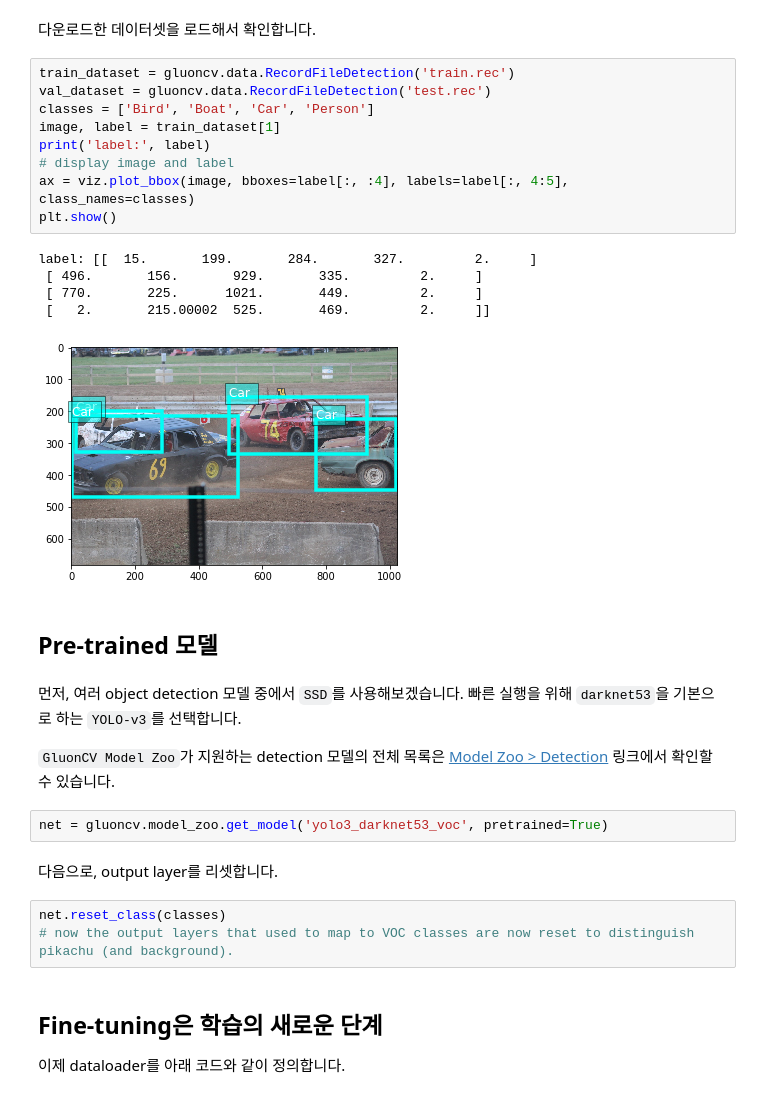
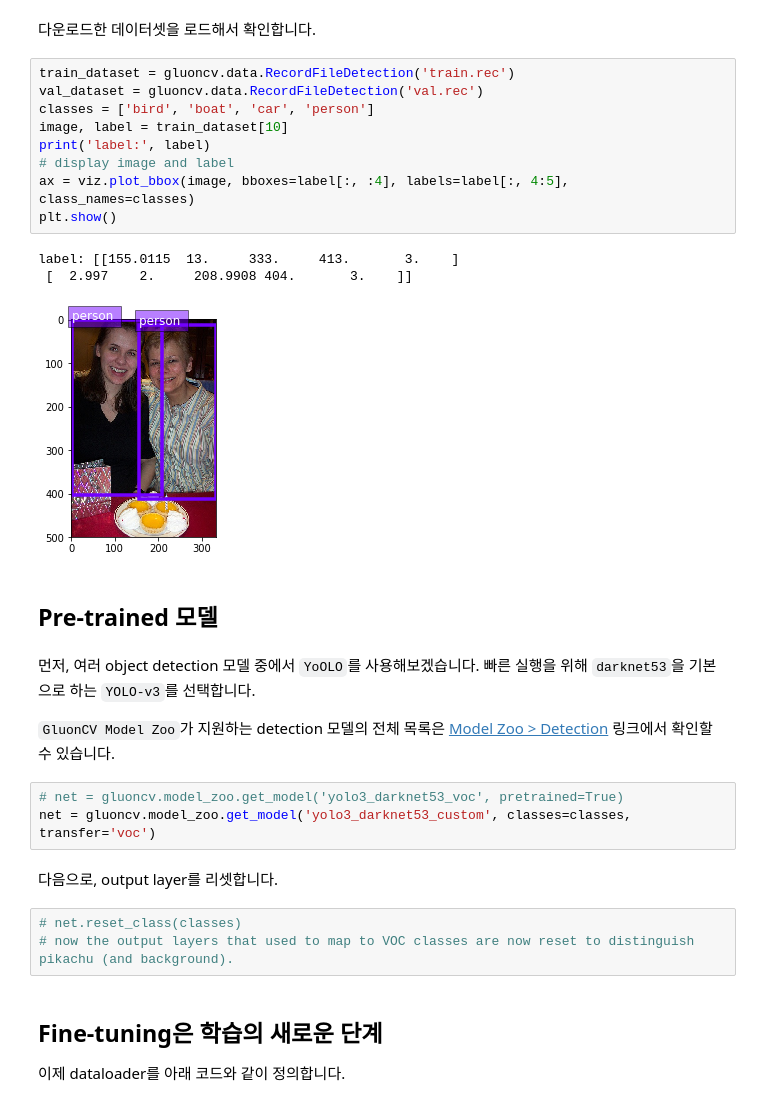
Before and after one commit to jamiekang/gluoncv-hol, a Jupyter notebook: lab2-gluoncv/gluoncv-lab2.3-transfer-learning-yolov3.ipynb, the cells around one changed output. Cells and saved outputs as stored; diff of their text form.

```diff
--- a/lab2-gluoncv/gluoncv-lab2.3-transfer-learning-yolov3.ipynb
+++ b/lab2-gluoncv/gluoncv-lab2.3-transfer-learning-yolov3.ipynb
@@ -77,31 +59,30 @@ from gluoncv.utils import LRScheduler, LRSequential
 다운로드한 데이터셋을 로드해서 확인합니다.
 # %%
 train_dataset = gluoncv.data.RecordFileDetection('train.rec')
-val_dataset = gluoncv.data.RecordFileDetection('test.rec')
-classes = ['Bird', 'Boat', 'Car', 'Person']
-image, label = train_dataset[1]
+val_dataset = gluoncv.data.RecordFileDetection('val.rec')
+classes = ['bird', 'boat', 'car', 'person']
+image, label = train_dataset[10]
 print('label:', label)
 # display image and label
 ax = viz.plot_bbox(image, bboxes=label[:, :4], labels=label[:, 4:5], class_names=classes)
 plt.show()
 # %% [output]
-label: [[  15.       199.       284.       327.         2.     ]
- [ 496.       156.       929.       335.         2.     ]
- [ 770.       225.      1021.       449.         2.     ]
- [   2.       215.00002  525.       469.         2.     ]]
+label: [[155.0115  13.     333.     413.       3.    ]
+ [  2.997    2.     208.9908 404.       3.    ]]
-[figure, old version]
+[figure, new version]
 # %% [markdown]
 ## Pre-trained 모델
 # %% [markdown]
-먼저, 여러 object detection 모델 중에서 `SSD`를 사용해보겠습니다. 빠른 실행을 위해 `darknet53`을 기본으로 하는 `YOLO-v3`를 선택합니다.
+먼저, 여러 object detection 모델 중에서 `YoOLO`를 사용해보겠습니다. 빠른 실행을 위해 `darknet53`을 기본으로 하는 `YOLO-v3`를 선택합니다.
 
 `GluonCV Model Zoo`가 지원하는 detection 모델의 전체 목록은 [Model Zoo > Detection](https://gluon-cv.mxnet.io/model_zoo/detection.html) 링크에서 확인할 수 있습니다.
 # %%
-net = gluoncv.model_zoo.get_model('yolo3_darknet53_voc', pretrained=True)
+# net = gluoncv.model_zoo.get_model('yolo3_darknet53_voc', pretrained=True)
+net = gluoncv.model_zoo.get_model('yolo3_darknet53_custom', classes=classes, transfer='voc')
 # %% [markdown]
 다음으로, output layer를 리셋합니다.
 # %%
-net.reset_class(classes)
+# net.reset_class(classes)
 # now the output layers that used to map to VOC classes are now reset to distinguish pikachu (and background).
 # %% [markdown]
 ## Fine-tuning은 학습의 새로운 단계
```
Also changed, not shown: parts of 3 cells of this notebook.
